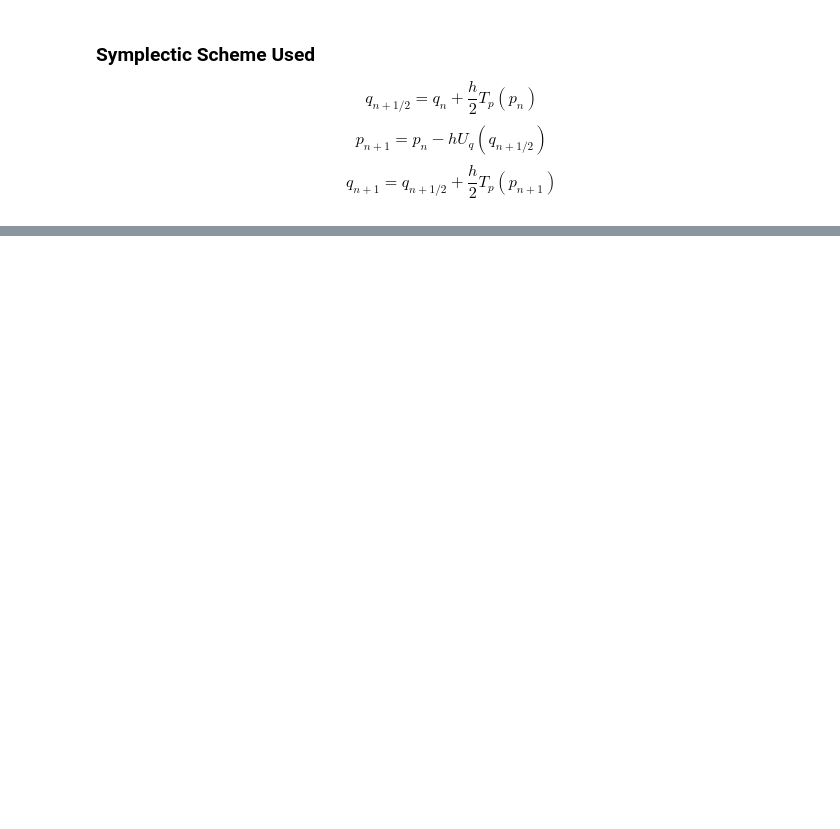
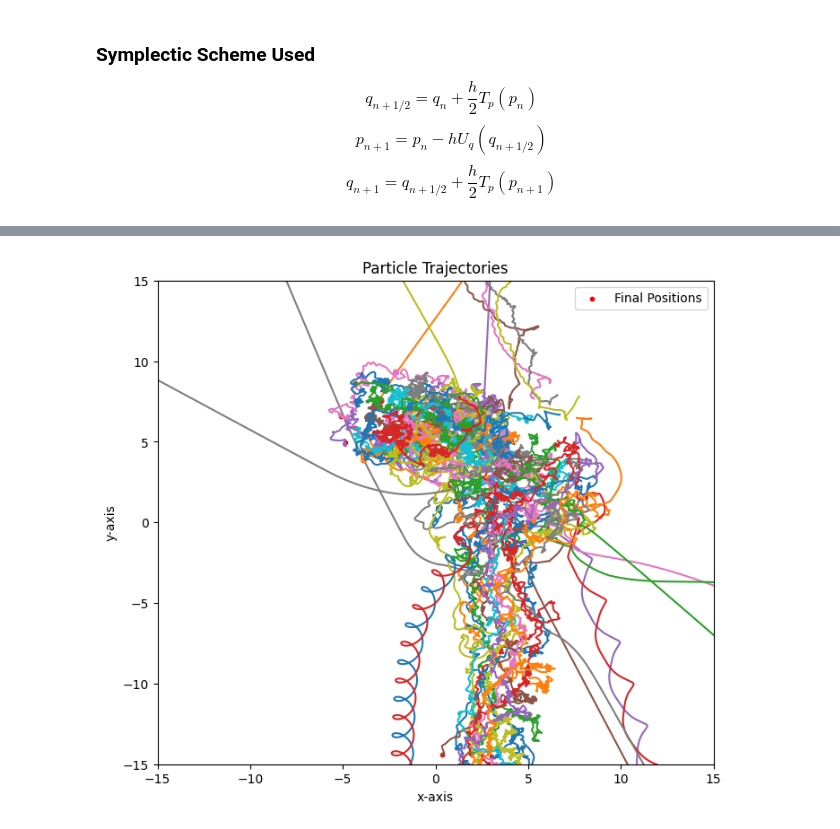
Before and after one commit to ChandraAnunay/PINN, a Jupyter notebook: Molecular Dynamics/1_Lennard_Jones_MD_sim.ipynb, the cells around one changed output, grey strips where cells are left out. Saved outputs shown, nothing was run; the diff lists cells and outputs as text; code cells hidden in the pictures; blank space fills up the shorter version.

```diff
--- a/Molecular Dynamics/1_Lennard_Jones_MD_sim.ipynb
+++ b/Molecular Dynamics/1_Lennard_Jones_MD_sim.ipynb
@@ -120,0 +139,18 @@ plt.show()
+# %%
+N_show = 49                     # <= N_particles
+plt.figure(figsize = (8,7))
+plt.scatter(pos_arr[-1,:N_show,0],pos_arr[-1,:N_show,1],label = 'Final Positions',marker = '.',c='r')
+for i in range(N_show):
+    plt.plot(
+        pos_arr[:,i,0],
+        pos_arr[:,i,1]
+    )
+plt.title("Particle Trajectories")
+plt.xlabel('x-axis')
+plt.ylabel('y-axis')
+plt.xlim(-15,15)
+plt.ylim(-15,15)
+plt.legend()
+plt.show()
+# %% [output]
+[figure, added]
```
Also changed, not shown: parts of 8 cells of this notebook.
